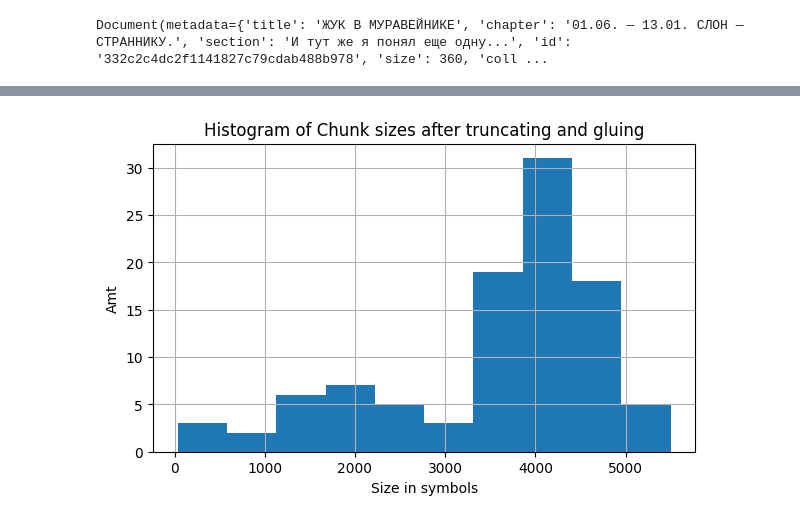
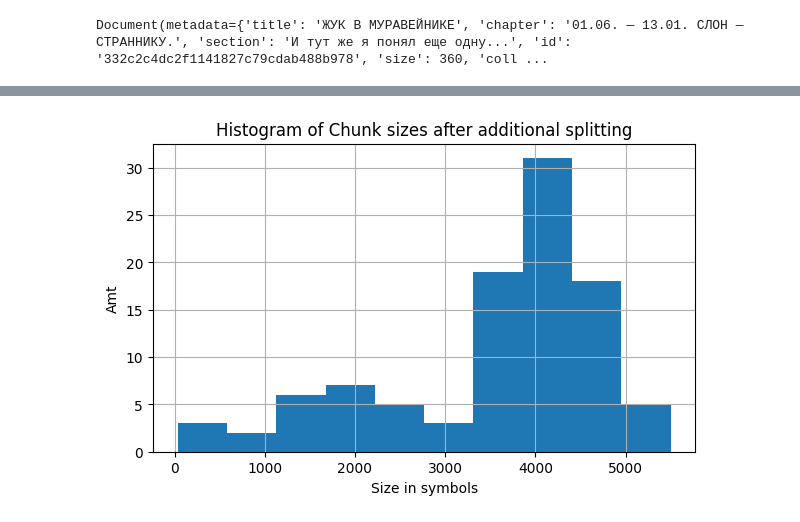
Before and after one commit to khmelkoff/custom_retriever_tutorial, a Jupyter notebook: S1_Processing.ipynb, the cells around one changed output, grey strips where cells are left out. Saved outputs shown, nothing was run; the diff lists cells and outputs as text; code cells hidden in the pictures.

Commit message:
Updated histograms

```diff
--- a/S1_Processing.ipynb
+++ b/S1_Processing.ipynb
@@ -194,8 +194,8 @@ pl.show()
 # %%
-pl.title("Histogram of Сhunk sizes after truncating and gluing")
+pl.title("Histogram of Сhunk sizes after additional splitting")
 pl.xlabel("Size in symbols")
 pl.ylabel("Amt")
 df['size'].hist(figsize=(7, 4))
 pl.savefig('hist_after.png')
 # %% [output]
-[figure, old version]
+[figure, new version]
```
Also changed, not shown: parts of 3 cells of this notebook, 2 other files.
